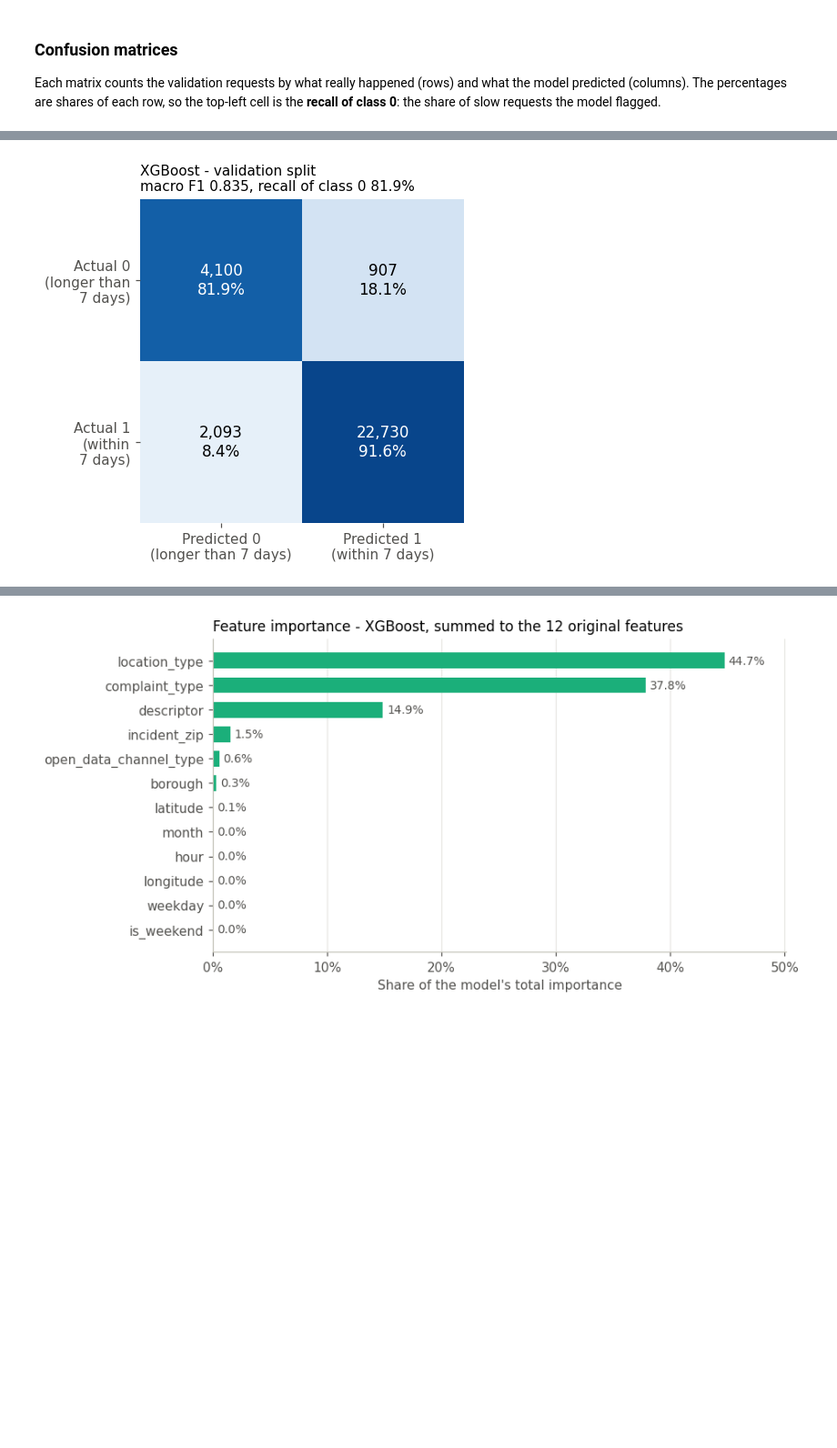
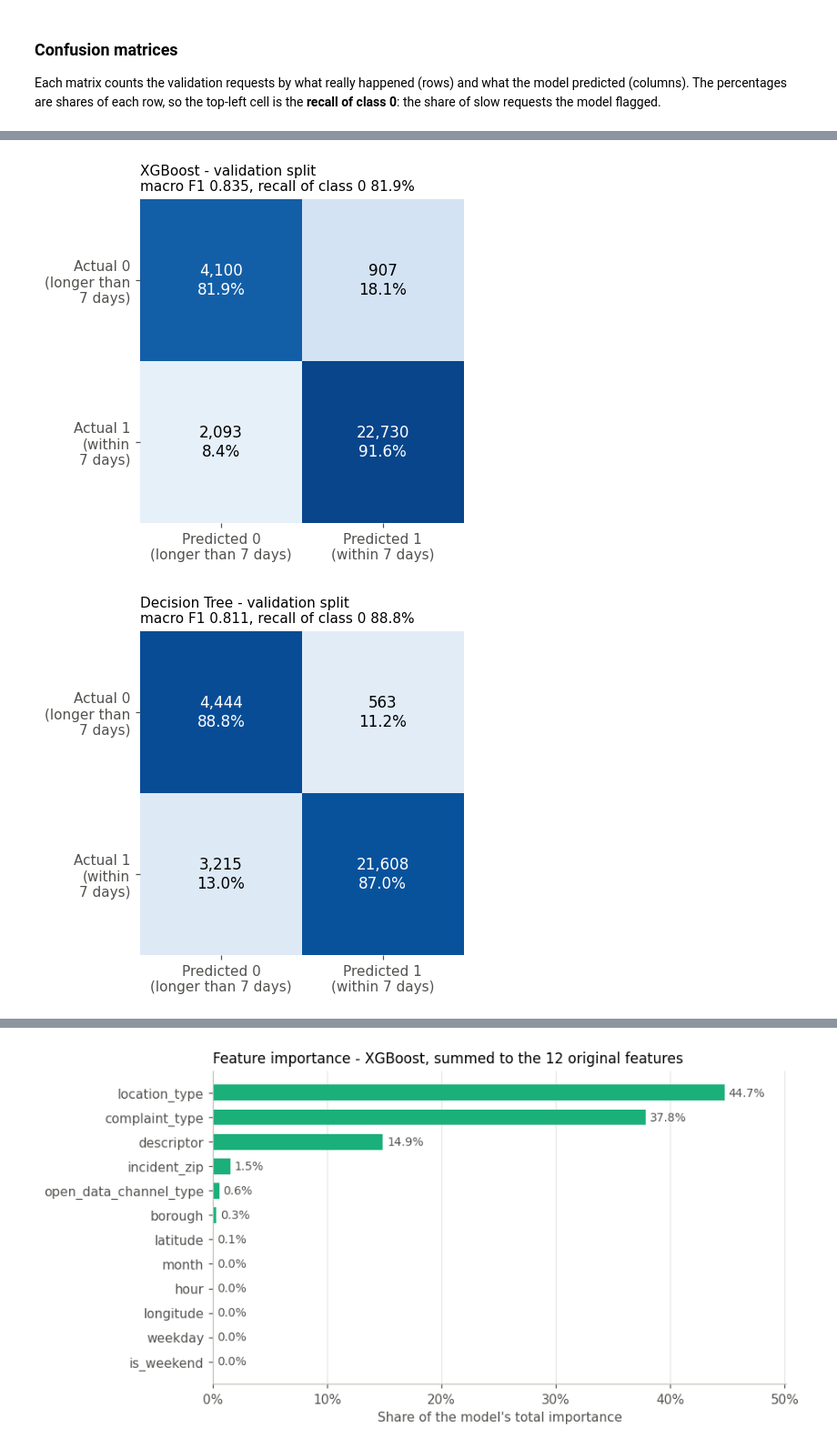
Before and after one commit to LyHenglong/CLD375-CivicAI, a Jupyter notebook: notebooks/03_model_comparison.ipynb, the cells around one changed output, grey strips where cells are left out. Shown at 91% size. Saved outputs shown, nothing was run; the diff lists cells and outputs as text; code cells hidden in the pictures; blank space fills up the shorter version.

```diff
--- a/notebooks/03_model_comparison.ipynb
+++ b/notebooks/03_model_comparison.ipynb
@@ -307,24 +387,28 @@ def plot_confusion(name, filename):
     shares = counts / counts.sum(axis=1, keepdims=True)
     fig, ax = plt.subplots(figsize=(4.8, 4.2))
     ax.imshow(shares, cmap="Blues", vmin=0, vmax=1)
     for i in range(2):
         for j in range(2):
             ax.text(j, i, f"{int(counts[i, j]):,}\n{shares[i, j]:.1%}", ha="center", va="center", fontsize=11,
                     color="white" if shares[i, j] > 0.55 else "black")
     ax.set_xticks([0, 1], ["Predicted 0\n(longer than 7 days)", "Predicted 1\n(within 7 days)"])
     ax.set_yticks([0, 1], ["Actual 0\n(longer than\n7 days)", "Actual 1\n(within\n7 days)"])
     ax.set_title(f"{name} - validation split\nmacro F1 {row['macro_f1']:.3f}, recall of class 0 {row['recall_0']:.1%}",
                  loc="left", fontsize=10)
     ax.grid(False)
     for side in ax.spines.values():
         side.set_visible(False)
     fig.savefig(FIG_DIR / filename)
     plt.show()
 
 plot_confusion("Logistic Regression", "05_confusion_logistic_regression.png")
 plot_confusion("Random Forest", "05_confusion_random_forest.png")
 plot_confusion("XGBoost", "05_confusion_xgboost.png")
+plot_confusion("Decision Tree", "05_confusion_decision_tree.png")
+plot_confusion("Extra Trees", "05_confusion_extra_trees.png")
+plot_confusion("Bernoulli Naive Bayes", "05_confusion_bernoulli_naive_bayes.png")
 # %% [output]
 [figure]
 [figure]
 [figure]
+[figure, added]
```
Also changed, not shown: parts of 26 cells of this notebook, 12 other files.
